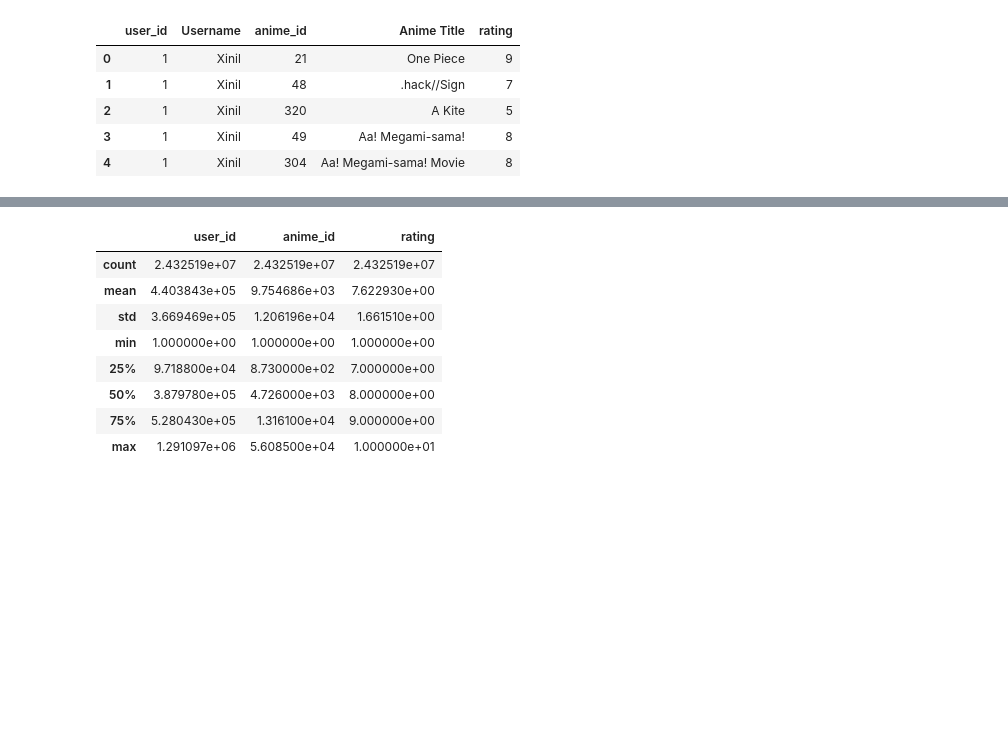
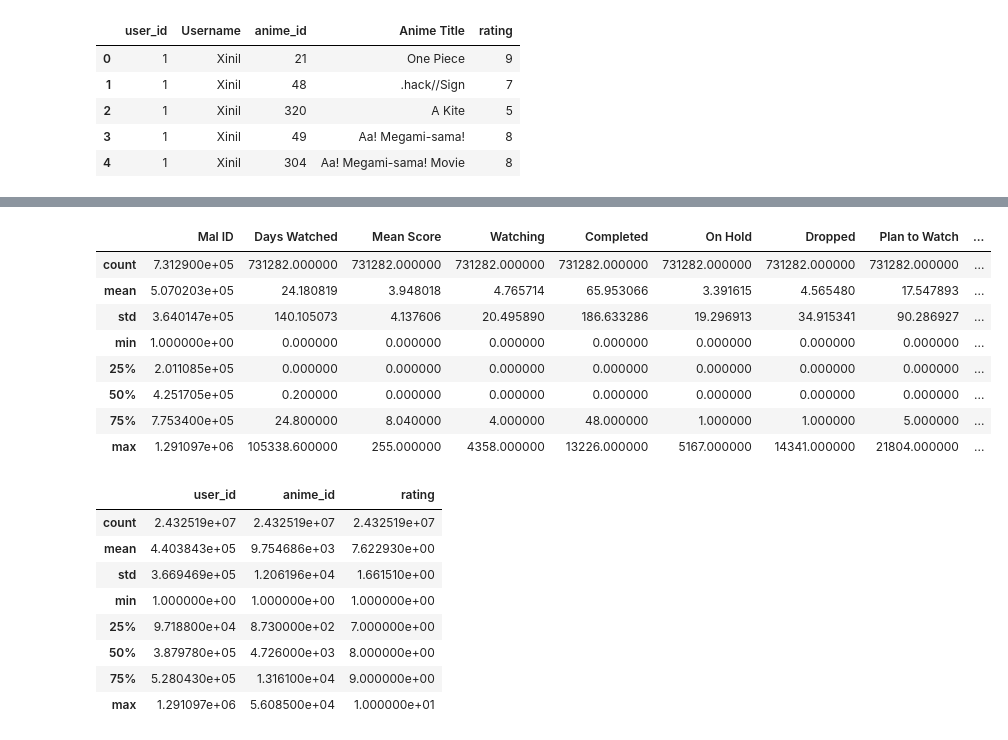
Before and after one commit to Agim-dudu/Sistem-Rekomendasi---Anime, a Jupyter notebook: Proyek_Akhir_Membuat_Model_Sistem_Rekomendasi.ipynb, the cells around one changed output, grey strips where cells are left out. Drawn from its saved outputs; the diff is of its cells as text; code cells hidden in the pictures; blank space fills up the shorter version.

```diff
--- a/Proyek_Akhir_Membuat_Model_Sistem_Rekomendasi.ipynb
+++ b/Proyek_Akhir_Membuat_Model_Sistem_Rekomendasi.ipynb
@@ -198,3 +167,15 @@ Nah, untuk melihat distribusi rating pada data, gunakan fungsi describe() dengan
+# %%
+user_detail.describe()
+# %% [output]
+|  | Mal ID | Days Watched | Mean Score | Watching | Completed | On Hold | Dropped | Plan to Watch | ... |
+| count | 7.312900e+05 | 731282.000000 | 731282.000000 | 731282.000000 | 731282.000000 | 731282.000000 | 731282.000000 | 731282.000000 | ... |
+| mean | 5.070203e+05 | 24.180819 | 3.948018 | 4.765714 | 65.953066 | 3.391615 | 4.565480 | 17.547893 | ... |
+| std | 3.640147e+05 | 140.105073 | 4.137606 | 20.495890 | 186.633286 | 19.296913 | 34.915341 | 90.286927 | ... |
+| min | 1.000000e+00 | 0.000000 | 0.000000 | 0.000000 | 0.000000 | 0.000000 | 0.000000 | 0.000000 | ... |
+| 25% | 2.011085e+05 | 0.000000 | 0.000000 | 0.000000 | 0.000000 | 0.000000 | 0.000000 | 0.000000 | ... |
+| 50% | 4.251705e+05 | 0.200000 | 0.000000 | 0.000000 | 0.000000 | 0.000000 | 0.000000 | 0.000000 | ... |
+| 75% | 7.753400e+05 | 24.800000 | 8.040000 | 4.000000 | 48.000000 | 1.000000 | 1.000000 | 5.000000 | ... |
+| max | 1.291097e+06 | 105338.600000 | 255.000000 | 4358.000000 | 13226.000000 | 5167.000000 | 14341.000000 | 21804.000000 | ... |
 # %%
 user_rating.describe()
 # %% [output]
```
Also changed, not shown: parts of 160 cells of this notebook, 2 other files.
